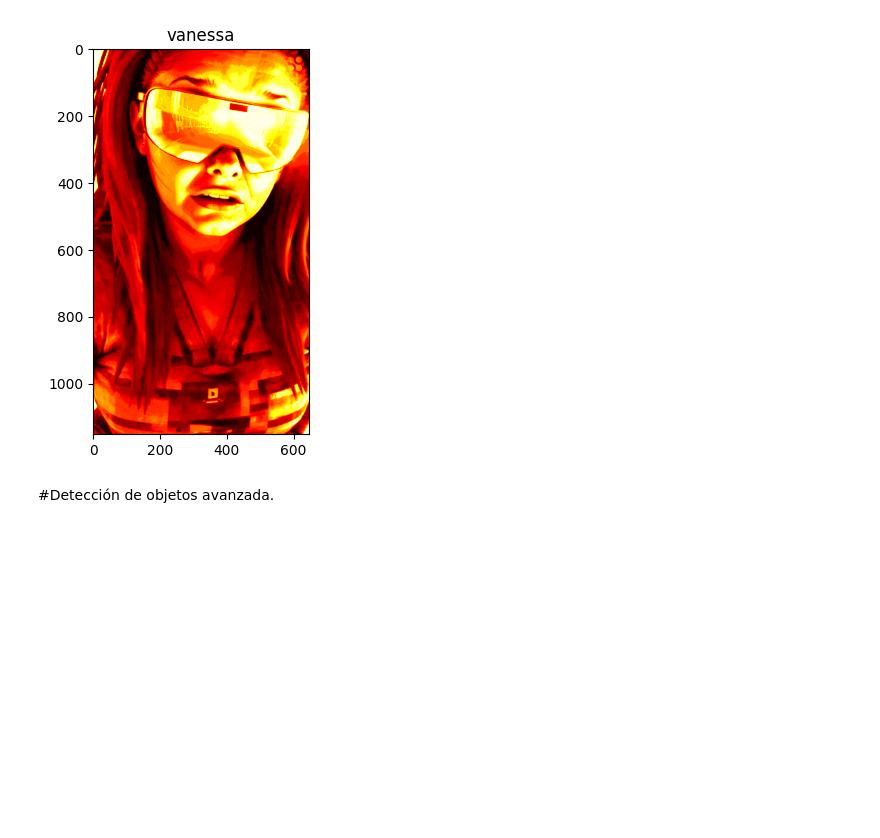
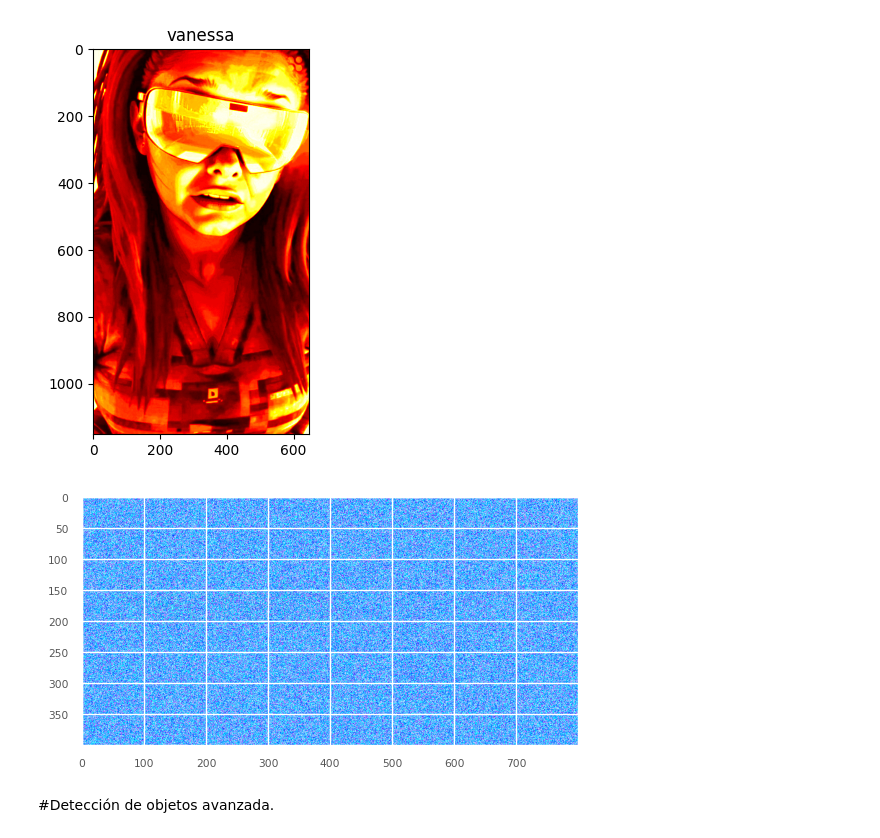
Before and after one commit to Vanessa0ne/Rails, a Jupyter notebook: Estructura_de_Control_phyton.ipynb, the cells around one changed output. Saved outputs shown, nothing was run; the diff lists cells and outputs as text; code cells hidden in the pictures; blank space fills up the shorter version.

```diff
--- a/Estructura_de_Control_phyton.ipynb
+++ b/Estructura_de_Control_phyton.ipynb
@@ -916,6 +916,12 @@ plt.title('vanessa')
 plt.show()
 # %% [output]
 [figure]
+# %%
+sem_imagen = cv2.cvtColor(img, cv2.COLOR_BGR2HSV)
+plt.imshow(sem_imagen)
+plt.show()
+# %% [output]
+[figure, added]
 # %% [markdown]
 #Detección de objetos avanzada.
 # %%
```
Also changed, not shown: parts of 2 cells of this notebook.
